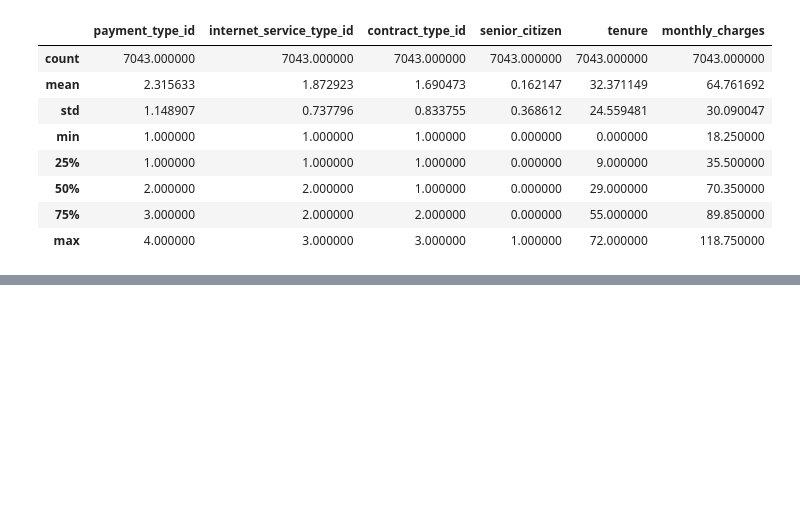
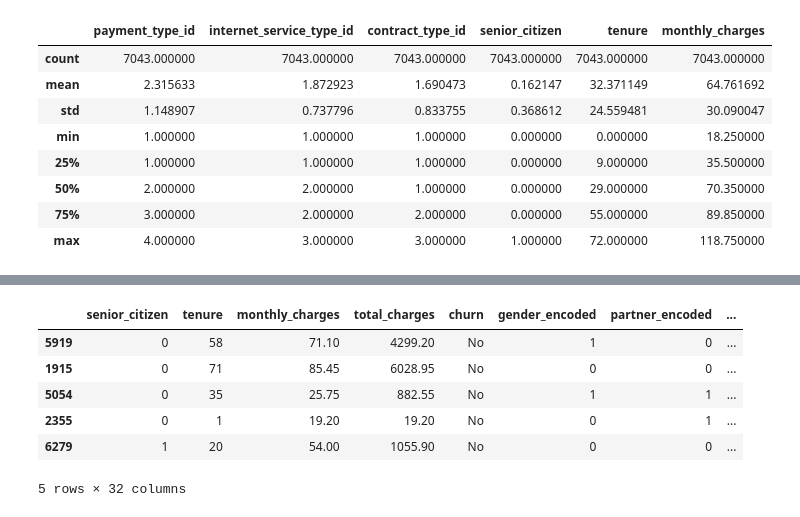
Before and after one commit to tim-keriazes/telco_project, a Jupyter notebook: telco_churn_notebook.ipynb, the cells around one changed output, grey strips where cells are left out. Saved outputs shown, nothing was run; the diff lists cells and outputs as text; code cells hidden in the pictures; blank space fills up the shorter version.

```diff
--- a/telco_churn_notebook.ipynb
+++ b/telco_churn_notebook.ipynb
@@ -92,0 +188,13 @@ df.describe()
+# %%
+#split the data using train_validate_test() from prepare.py
+train, validate, test = prepare.train_validate_test(df)
+# %%
+train.head()
+# %% [output]
+|  | senior_citizen | tenure | monthly_charges | total_charges | churn | gender_encoded | partner_encoded | ... |
+| 5919 | 0 | 58 | 71.10 | 4299.20 | No | 1 | 0 | ... |
+| 1915 | 0 | 71 | 85.45 | 6028.95 | No | 0 | 0 | ... |
+| 5054 | 0 | 35 | 25.75 | 882.55 | No | 1 | 1 | ... |
+| 2355 | 0 | 1 | 19.20 | 19.20 | No | 0 | 1 | ... |
+| 6279 | 1 | 20 | 54.00 | 1055.90 | No | 0 | 0 | ... |
+5 rows × 32 columns
```
Also changed, not shown: parts of 17 cells of this notebook, 2 other files.
